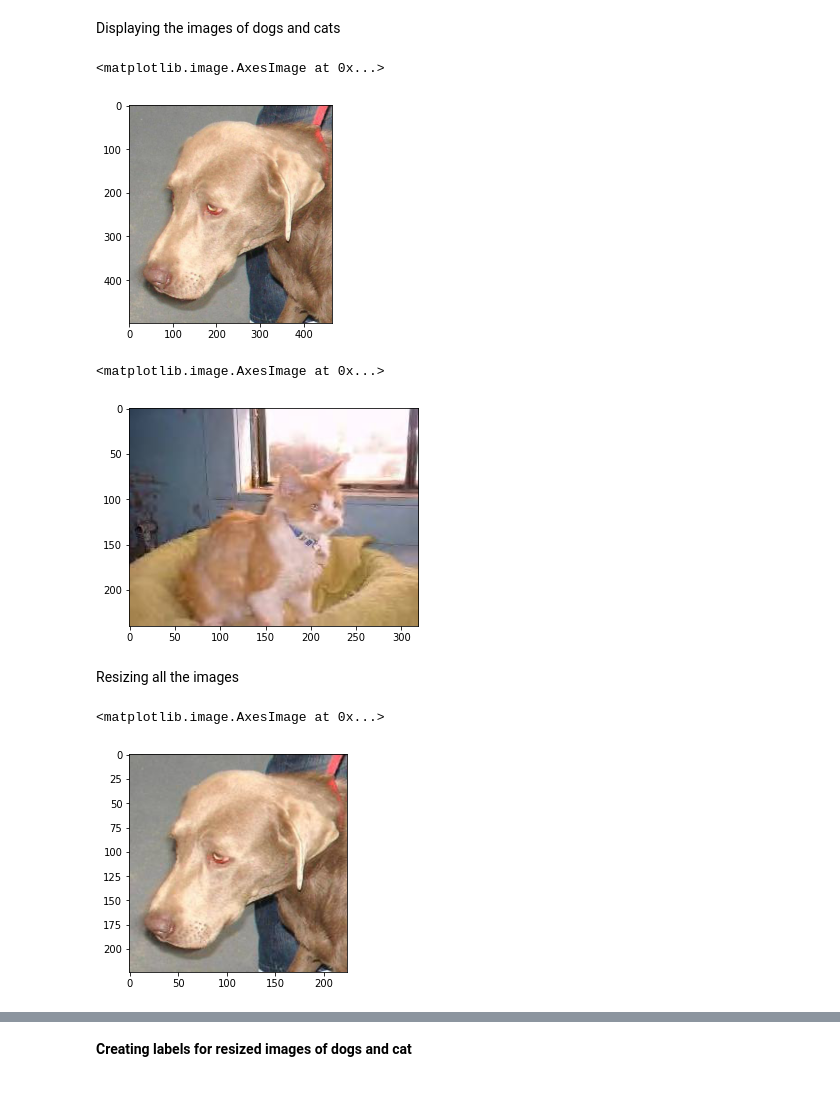
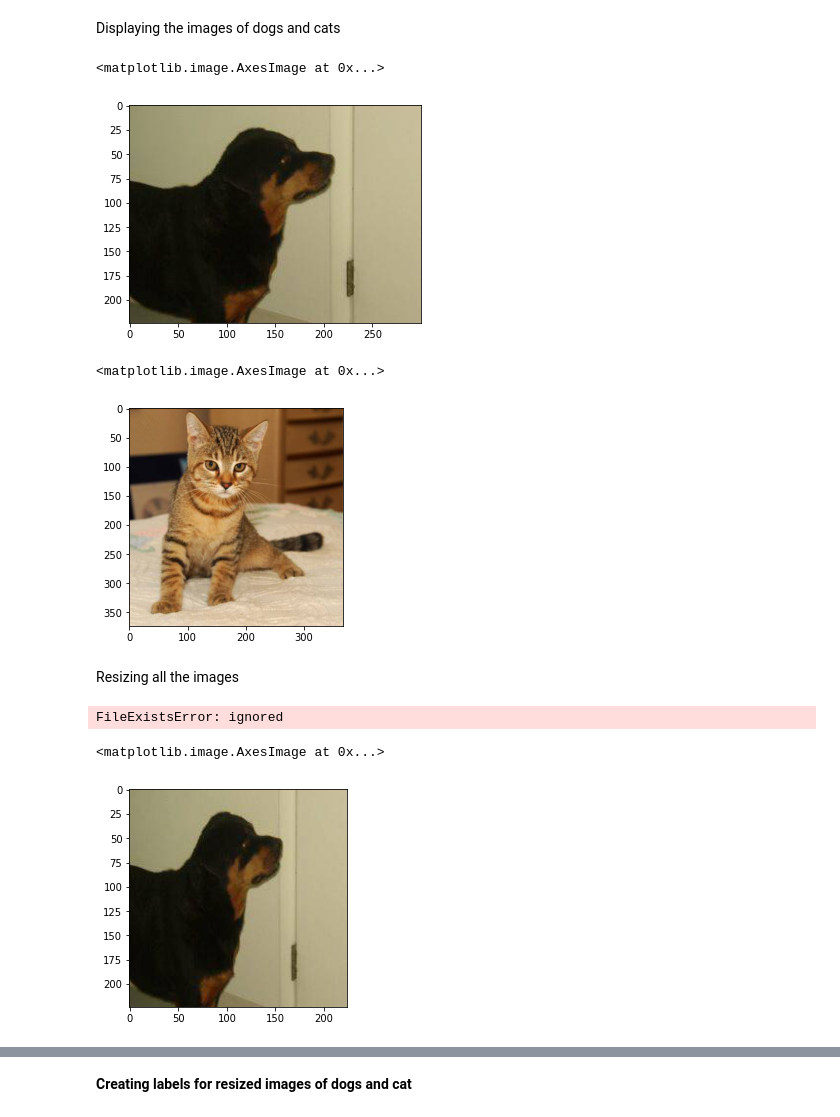
Before and after one commit to PranavSingh31/Cat-vs-Dog-Classifier, a Jupyter notebook: DagvsCatClassificationUsingDL.ipynb, the cells around one changed output, grey strips where cells are left out. Cells and saved outputs as stored; diff of their text form; code cells hidden in the pictures.

```diff
--- a/DagvsCatClassificationUsingDL.ipynb
+++ b/DagvsCatClassificationUsingDL.ipynb
@@ -97,22 +100,24 @@ from google.colab.patches import cv2_imshow #to display image in a window
 Displaying the images of dogs and cats
 # %%
 #displa dog image
-img  = mpimg.imread('/content/train/dog.6121.jpg')
+img  = mpimg.imread('/content/train/dog.9995.jpg')
 plt.imshow(img)
 # %% [output]
 <matplotlib.image.AxesImage at 0x...>
-[figure, old version]
+[figure, new version]
 # %%
 #display cat image
-img  = mpimg.imread('/content/train/cat.1193.jpg')
+img  = mpimg.imread('/content/train/cat.1135.jpg')
 plt.imshow(img)
 # %% [output]
 <matplotlib.image.AxesImage at 0x...>
-[figure, old version]
+[figure, new version]
 # %% [markdown]
 Resizing all the images
 # %%
 #creating a directory for resized images
-os.mkdir('/content/image resized')
+os.mkdir('/content/image_resized')
+# %% [output]
+FileExistsError: ignored
 # %%
 original_folder = '/content/train/'
@@ -130,10 +135,10 @@ for i in range(2000):
   img.save(new_img_path)
 # %%
 #display resized dog image
-img  = mpimg.imread('/content/image resized/dog.6121.jpg')
+img  = mpimg.imread('/content/image_resized/dog.9995.jpg')
 plt.imshow(img)
 # %% [output]
 <matplotlib.image.AxesImage at 0x...>
-[figure, old version]
+[figure, new version]
 # %%
 #display resized cat image
```
Also changed, not shown: parts of 14 cells of this notebook.
